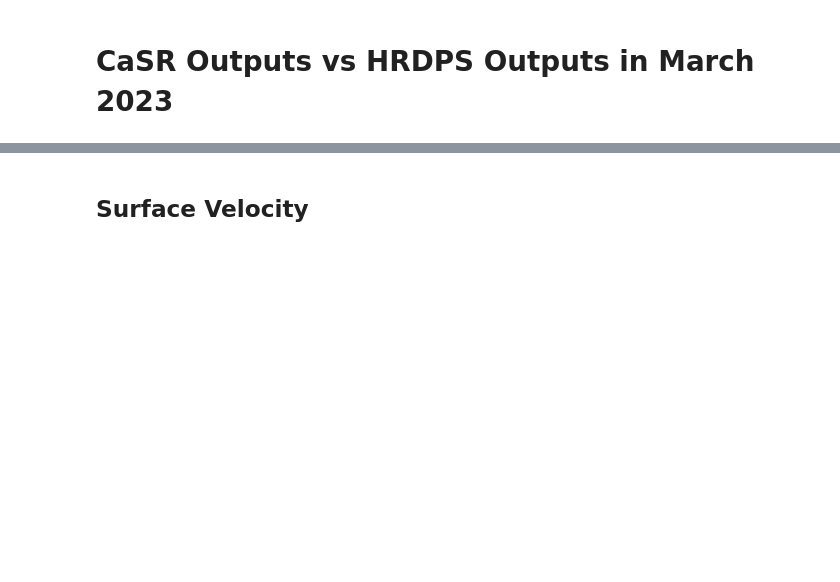
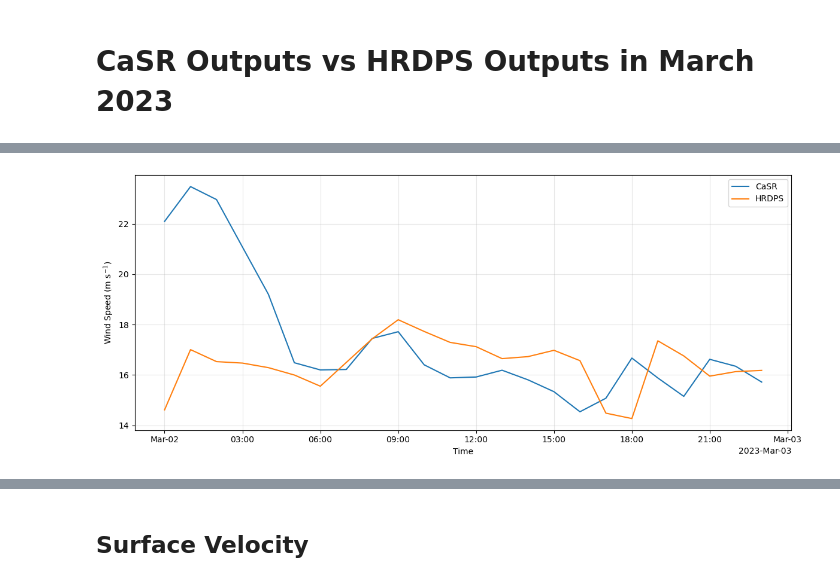
Before and after one commit to SalishSeaCast/analysis-junqi, a Jupyter notebook: Analysis_Atmospheric_Forcing/Analysis_results_comparison/Test_results_comparison/mar23_CaSRvs_HRDPS.ipynb, the cells around one changed output, grey strips where cells are left out. Cells and saved outputs as stored; diff of their text form; code cells hidden in the pictures; blank space fills up the shorter version.

```diff
--- a/Analysis_Atmospheric_Forcing/Analysis_results_comparison/Test_results_comparison/mar23_CaSRvs_HRDPS.ipynb
+++ b/Analysis_Atmospheric_Forcing/Analysis_results_comparison/Test_results_comparison/mar23_CaSRvs_HRDPS.ipynb
@@ -2,0 +93,28 @@
+# %%
+# visualize
+
+import matplotlib.pyplot as plt
+
+fig, ax = plt.subplots(figsize=(12, 5))
+
+max_CaSR.plot(
+    ax=ax,
+    label='CaSR',
+    linewidth=1.5
+)
+
+max_HRDPS.plot(
+    ax=ax,
+    label='HRDPS',
+    linewidth=1.5
+)
+
+ax.set_xlabel('Time')
+ax.set_ylabel('Wind Speed (m s$^{-1}$)')
+ax.legend()
+ax.grid(True, alpha=0.3)
+
+plt.tight_layout()
+plt.show()
+# %% [output]
+[figure, added]
```
Also changed, not shown: parts of 12 cells of this notebook, 1 other file.
